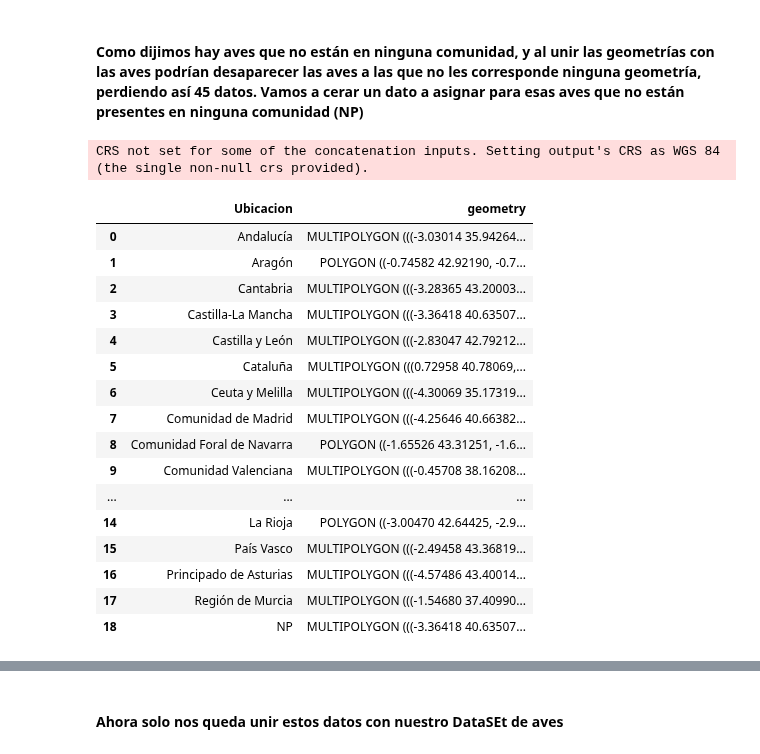
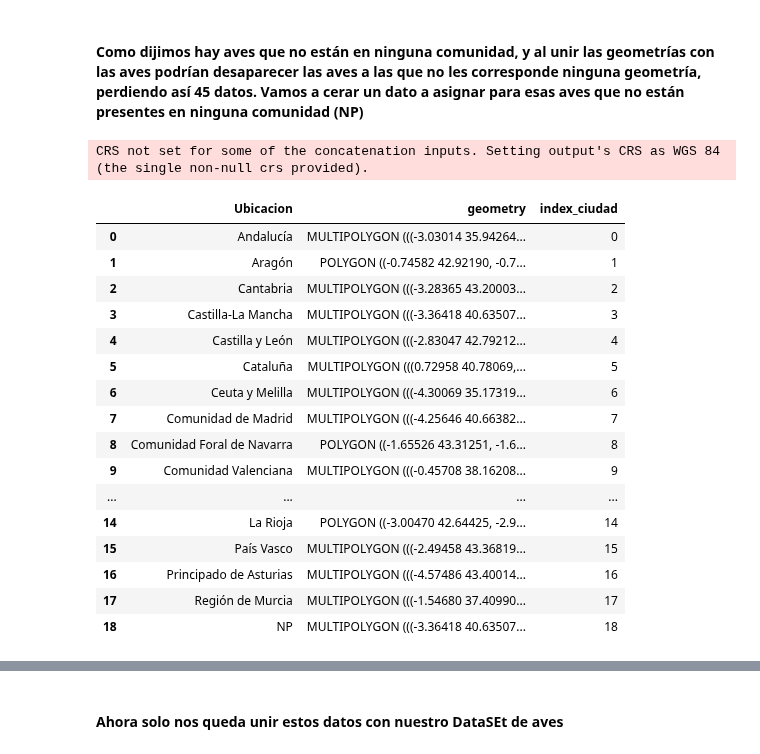
Before and after one commit to Factoria-F5-AI-Bootcamp-1-Edicion/Tracking_Aves, a Jupyter notebook: EDAb.ipynb, the cells around one changed output, grey strips where cells are left out. Drawn from its saved outputs; the diff is of its cells as text; code cells hidden in the pictures.

```diff
--- a/EDAb.ipynb
+++ b/EDAb.ipynb
@@ -1350,25 +1350,27 @@ See the caveats in the documentation: https://pandas.pydata.org/pandas-docs/stab
 dato = geo['geometry'][3]
 # %%
 # Añadimos una fila al GeoDataFrame de las geometrías
-columna_vacia = gpd.GeoDataFrame(data={'Ubicacion' : 'NP', 'geometry' : dato}, index=[18])
-res = pd.concat([geo, columna_vacia])
+fila_vacia = gpd.GeoDataFrame(data={'Ubicacion' : 'NP', 'geometry' : dato}, index=[18])
+index_ciudad = gpd.GeoDataFrame(data={'index_ciudad' : [0,1,2,3,4,5,6,7,8,9,10,11,12,13,14,15,16,17,18]})
+res = pd.concat([geo, fila_vacia], axis=0)
+res = pd.concat([res, index_ciudad], axis=1)
 res
 # %% [output]
 CRS not set for some of the concatenation inputs. Setting output's CRS as WGS 84 (the single non-null crs provided).
-|  | Ubicacion | geometry |
-| 0 | Andalucía | MULTIPOLYGON (((-3.03014 35.94264... |
-| 1 | Aragón | POLYGON ((-0.74582 42.92190, -0.7... |
-| 2 | Cantabria | MULTIPOLYGON (((-3.28365 43.20003... |
-| 3 | Castilla-La Mancha | MULTIPOLYGON (((-3.36418 40.63507... |
-| 4 | Castilla y León | MULTIPOLYGON (((-2.83047 42.79212... |
-| 5 | Cataluña | MULTIPOLYGON (((0.72958 40.78069,... |
-| 6 | Ceuta y Melilla | MULTIPOLYGON (((-4.30069 35.17319... |
-| 7 | Comunidad de Madrid | MULTIPOLYGON (((-4.25646 40.66382... |
-| 8 | Comunidad Foral de Navarra | POLYGON ((-1.65526 43.31251, -1.6... |
-| 9 | Comunidad Valenciana | MULTIPOLYGON (((-0.45708 38.16208... |
-| ... | ... | ... |
-| 14 | La Rioja | POLYGON ((-3.00470 42.64425, -2.9... |
-| 15 | País Vasco | MULTIPOLYGON (((-2.49458 43.36819... |
-| 16 | Principado de Asturias | MULTIPOLYGON (((-4.57486 43.40014... |
-| 17 | Región de Murcia | MULTIPOLYGON (((-1.54680 37.40990... |
-| 18 | NP | MULTIPOLYGON (((-3.36418 40.63507... |
+|  | Ubicacion | geometry | index_ciudad |
+| 0 | Andalucía | MULTIPOLYGON (((-3.03014 35.94264... | 0 |
+| 1 | Aragón | POLYGON ((-0.74582 42.92190, -0.7... | 1 |
+| 2 | Cantabria | MULTIPOLYGON (((-3.28365 43.20003... | 2 |
+| 3 | Castilla-La Mancha | MULTIPOLYGON (((-3.36418 40.63507... | 3 |
+| 4 | Castilla y León | MULTIPOLYGON (((-2.83047 42.79212... | 4 |
+| 5 | Cataluña | MULTIPOLYGON (((0.72958 40.78069,... | 5 |
+| 6 | Ceuta y Melilla | MULTIPOLYGON (((-4.30069 35.17319... | 6 |
+| 7 | Comunidad de Madrid | MULTIPOLYGON (((-4.25646 40.66382... | 7 |
+| 8 | Comunidad Foral de Navarra | POLYGON ((-1.65526 43.31251, -1.6... | 8 |
+| 9 | Comunidad Valenciana | MULTIPOLYGON (((-0.45708 38.16208... | 9 |
+| ... | ... | ... | ... |
+| 14 | La Rioja | POLYGON ((-3.00470 42.64425, -2.9... | 14 |
+| 15 | País Vasco | MULTIPOLYGON (((-2.49458 43.36819... | 15 |
+| 16 | Principado de Asturias | MULTIPOLYGON (((-4.57486 43.40014... | 16 |
+| 17 | Región de Murcia | MULTIPOLYGON (((-1.54680 37.40990... | 17 |
+| 18 | NP | MULTIPOLYGON (((-3.36418 40.63507... | 18 |
```
Also changed, not shown: parts of 6 cells of this notebook, 2 other files.
